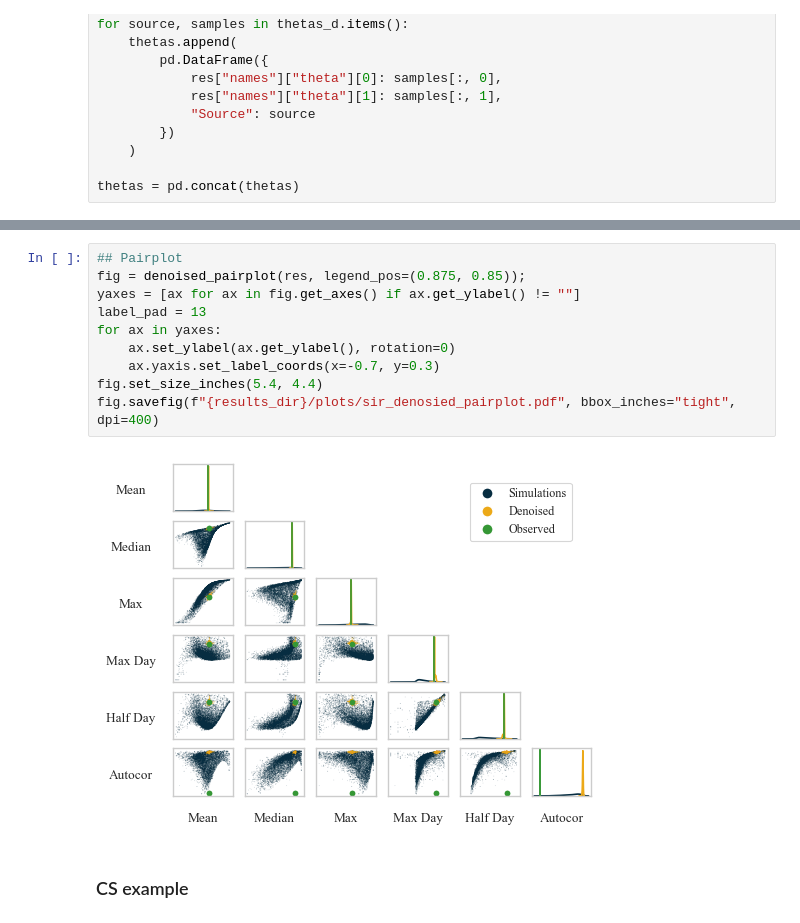
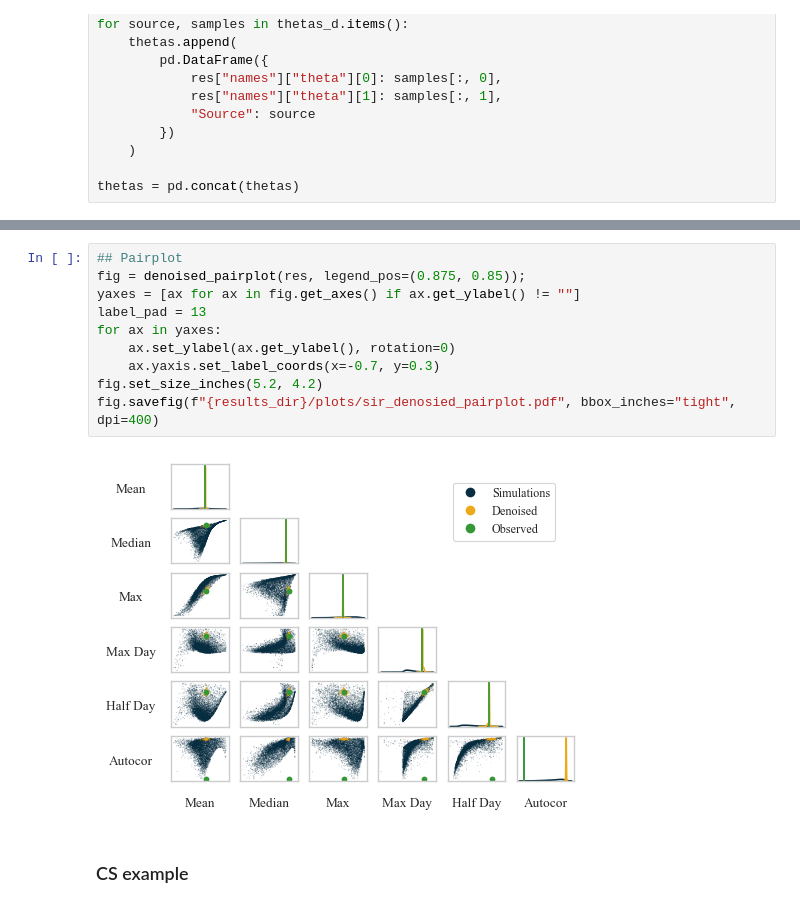
Before and after one commit to danielward27/rnpe, a Jupyter notebook: scripts/plots/plot_examples.ipynb, the cells around one changed output, grey strips where cells are left out. Cells and saved outputs as stored; diff of their text form.

```diff
--- a/scripts/plots/plot_examples.ipynb
+++ b/scripts/plots/plot_examples.ipynb
@@ -186,15 +170,15 @@ plt.savefig(f"{results_dir}/plots/sir_example.pdf", dpi=600)
 # %%
 ## Pairplot
 fig = denoised_pairplot(res, legend_pos=(0.875, 0.85));
 yaxes = [ax for ax in fig.get_axes() if ax.get_ylabel() != ""]
 label_pad = 13
 for ax in yaxes:
     ax.set_ylabel(ax.get_ylabel(), rotation=0)
     ax.yaxis.set_label_coords(x=-0.7, y=0.3)
-fig.set_size_inches(5.4, 4.4)
+fig.set_size_inches(5.2, 4.2)
 fig.savefig(f"{results_dir}/plots/sir_denosied_pairplot.pdf", bbox_inches="tight", dpi=400)
 # %% [output]
-[figure, old version]
+[figure, new version]
 # %% [markdown]
 ### CS example
 # %%
```
Also changed, not shown: parts of 9 cells of this notebook, 4 other files.
